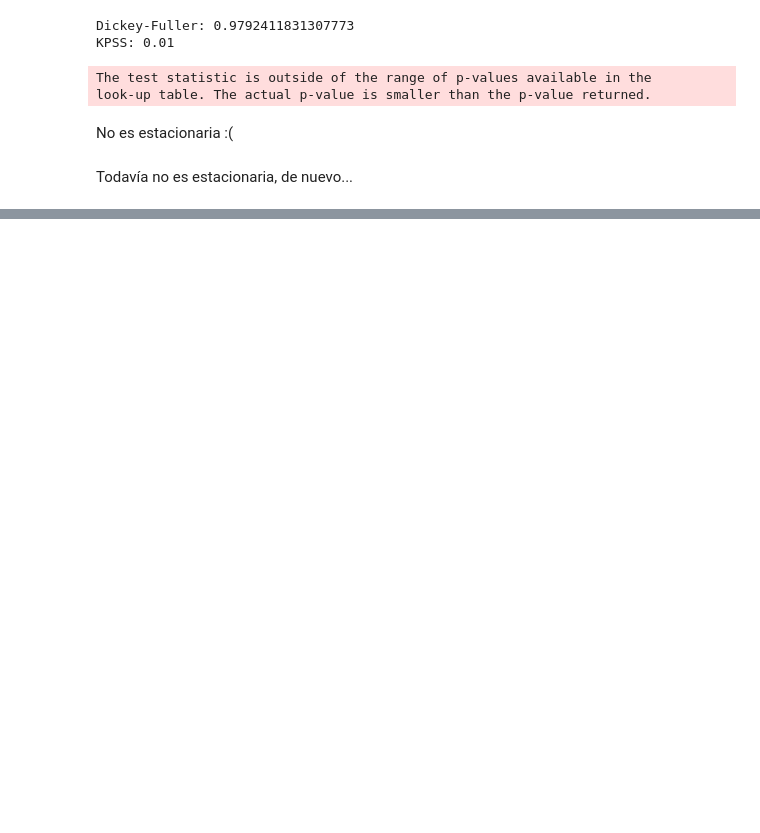
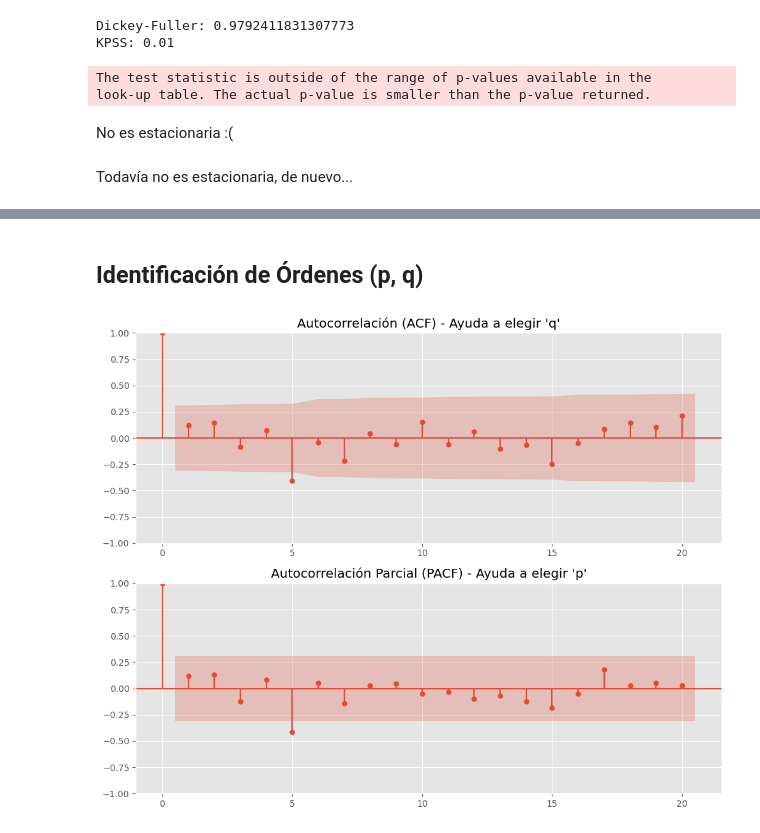
Before and after one commit to aiko-isnt-ded/fred-indicator-arima-model, a Jupyter notebook: fred_arima.ipynb, the cells around one changed output, grey strips where cells are left out. Saved outputs shown, nothing was run; the diff lists cells and outputs as text; code cells hidden in the pictures; blank space fills up the shorter version.

```diff
--- a/fred_arima.ipynb
+++ b/fred_arima.ipynb
@@ -111,3 +111,20 @@ Dickey-Fuller: 0.0002864865522887045
 KPSS: 0.1
 The test statistic is outside of the range of p-values available in the
 look-up table. The actual p-value is greater than the p-value returned.
+# %% [markdown]
+## Identificación de Órdenes (p, q)
+# %%
+series_analysis = df['diff_1'].dropna()
+
+fig, (ax1, ax2) = plt.subplots(2, 1, figsize=(10, 8))
+
+# Graficamos ACF (para q)
+plot_acf(series_analysis, lags=20, ax=ax1, title="Autocorrelación (ACF) - Ayuda a elegir 'q'")
+
+# Graficamos PACF (para p)
+plot_pacf(series_analysis, lags=20, ax=ax2, title="Autocorrelación Parcial (PACF) - Ayuda a elegir 'p'")
+
+plt.tight_layout()
+plt.show()
+# %% [output]
+[figure, added]
```
Also changed, not shown: parts of 4 cells of this notebook.
